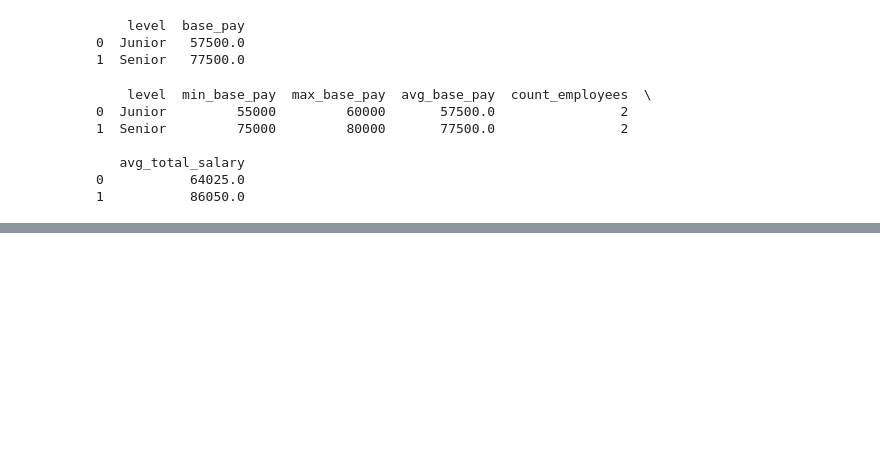
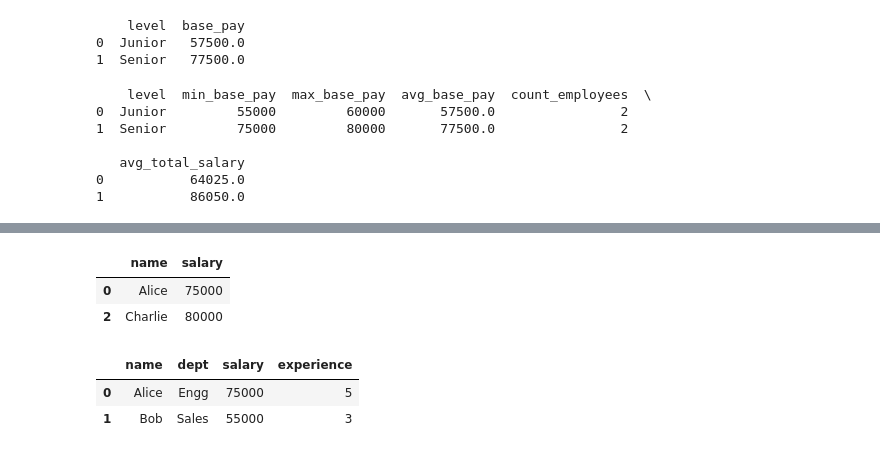
Before and after one commit to Obulreddy0/pandas_practise, a Jupyter notebook: pandas_practise.ipynb, the cells around one changed output, grey strips where cells are left out. Cells and saved outputs as stored; diff of their text form; code cells hidden in the pictures; blank space fills up the shorter version.

```diff
--- a/pandas_practise.ipynb
+++ b/pandas_practise.ipynb
@@ -1034,0 +1081,17 @@ print(salary_stats_by_level)
+# %%
+# Filter + select specific columns
+df.loc[df["salary"] > 60000, ["name", "salary"]]
+# %% [output]
+|  | name | salary |
+| 0 | Alice | 75000 |
+| 2 | Charlie | 80000 |
+# %%
+# Update values based on condition
+df.loc[df["dept"] == "HR", "salary"] = 50000
+# %%
+df.loc[0:2]    # returns rows 0, 1, 2  → INCLUSIVE
+df.iloc[0:2]   # returns rows 0, 1     → EXCLUSIVE (like Python)
+# %% [output]
+|  | name | dept | salary | experience |
+| 0 | Alice | Engg | 75000 | 5 |
+| 1 | Bob | Sales | 55000 | 3 |
```
Also changed, not shown: parts of 4 cells of this notebook.
